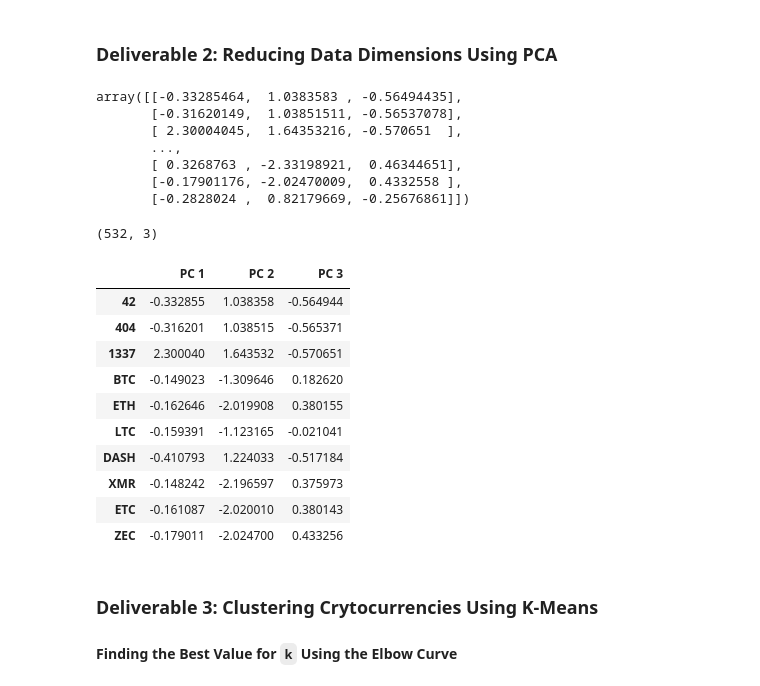
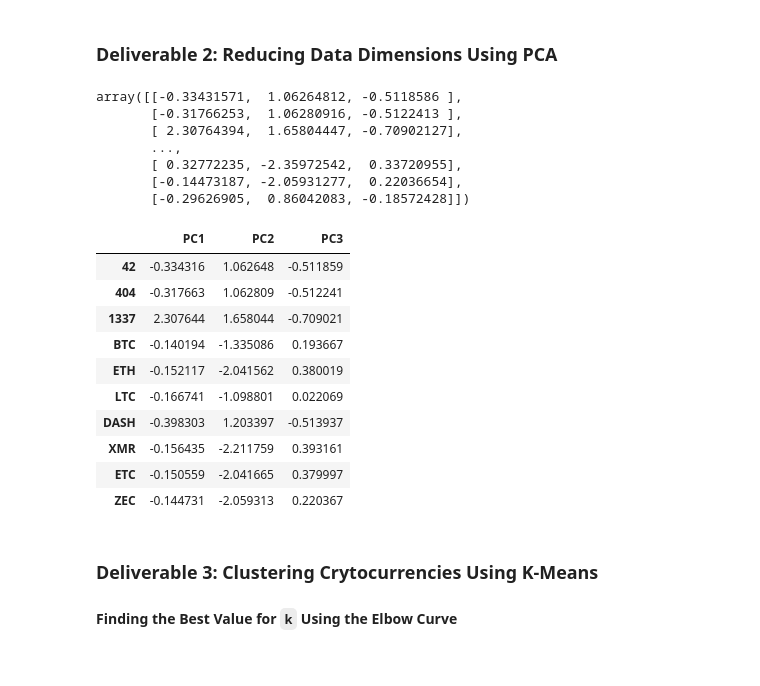
Before and after one commit to afanng24/Cryptocurrencies, a Jupyter notebook: crypto_clustering.ipynb, the cells around one changed output. Cells and saved outputs as stored; diff of their text form; code cells hidden in the pictures.

```diff
--- a/crypto_clustering.ipynb
+++ b/crypto_clustering.ipynb
@@ -158,31 +158,33 @@ print(X_rescaled[0:10])
 ### Deliverable 2: Reducing Data Dimensions Using PCA
 # %%
 # Using PCA to reduce dimension to three principal components.
-# YOUR CODE HERE
+pca_df = PCA(n_components = 3)
+X_pca_df = pca_df.fit_transform(X_scaled)
+X_pca_df
 # %% [output]
-array([[-0.33285464,  1.0383583 , -0.56494435],
-       [-0.31620149,  1.03851511, -0.56537078],
-       [ 2.30004045,  1.64353216, -0.570651  ],
+array([[-0.33431571,  1.06264812, -0.5118586 ],
+       [-0.31766253,  1.06280916, -0.5122413 ],
+       [ 2.30764394,  1.65804447, -0.70902127],
        ...,
-       [ 0.3268763 , -2.33198921,  0.46344651],
-       [-0.17901176, -2.02470009,  0.4332558 ],
-       [-0.2828024 ,  0.82179669, -0.25676861]])
+       [ 0.32772235, -2.35972542,  0.33720955],
+       [-0.14473187, -2.05931277,  0.22036654],
+       [-0.29626905,  0.86042083, -0.18572428]])
 # %%
 # Create a DataFrame with the three principal components.
-# YOUR CODE HERE
+psc_df = pd.DataFrame(data = X_pca_df, columns = ['PC1', 'PC2','PC3'], index = X.index.tolist())
+psc_df.head(10)
 # %% [output]
-(532, 3)
-|  | PC 1 | PC 2 | PC 3 |
-| 42 | -0.332855 | 1.038358 | -0.564944 |
-| 404 | -0.316201 | 1.038515 | -0.565371 |
-| 1337 | 2.300040 | 1.643532 | -0.570651 |
-| BTC | -0.149023 | -1.309646 | 0.182620 |
-| ETH | -0.162646 | -2.019908 | 0.380155 |
-| LTC | -0.159391 | -1.123165 | -0.021041 |
-| DASH | -0.410793 | 1.224033 | -0.517184 |
-| XMR | -0.148242 | -2.196597 | 0.375973 |
-| ETC | -0.161087 | -2.020010 | 0.380143 |
-| ZEC | -0.179011 | -2.024700 | 0.433256 |
+|  | PC1 | PC2 | PC3 |
+| 42 | -0.334316 | 1.062648 | -0.511859 |
+| 404 | -0.317663 | 1.062809 | -0.512241 |
+| 1337 | 2.307644 | 1.658044 | -0.709021 |
+| BTC | -0.140194 | -1.335086 | 0.193667 |
+| ETH | -0.152117 | -2.041562 | 0.380019 |
+| LTC | -0.166741 | -1.098801 | 0.022069 |
+| DASH | -0.398303 | 1.203397 | -0.513937 |
+| XMR | -0.156435 | -2.211759 | 0.393161 |
+| ETC | -0.150559 | -2.041665 | 0.379997 |
+| ZEC | -0.144731 | -2.059313 | 0.220367 |
 # %% [markdown]
 ### Deliverable 3: Clustering Crytocurrencies Using K-Means
 
```
